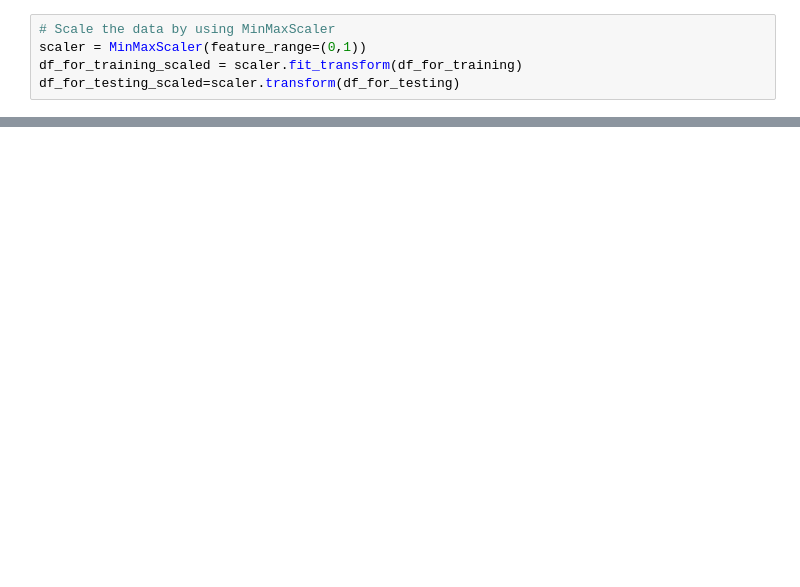
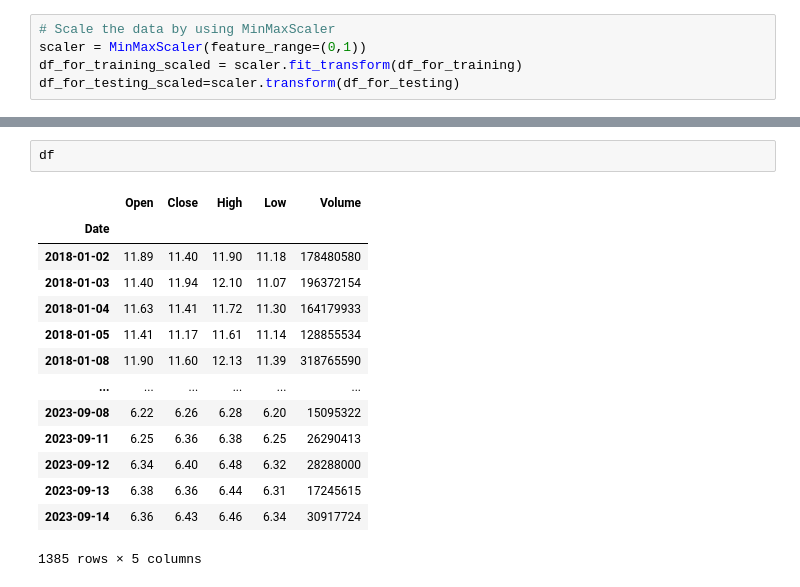
Before and after one commit to chenxin199261/FinancialLearn, a Jupyter notebook: LSTM/LSTM-keras.ipynb, the cells around one changed output, grey strips where cells are left out. Drawn from its saved outputs; the diff is of its cells as text; blank space fills up the shorter version.

```diff
--- a/LSTM/LSTM-keras.ipynb
+++ b/LSTM/LSTM-keras.ipynb
@@ -153,0 +134,17 @@ plt.show()
+# %%
+df
+# %% [output]
+|  | Open | Close | High | Low | Volume |
+| Date |  |  |  |  |  |
+| 2018-01-02 | 11.89 | 11.40 | 11.90 | 11.18 | 178480580 |
+| 2018-01-03 | 11.40 | 11.94 | 12.10 | 11.07 | 196372154 |
+| 2018-01-04 | 11.63 | 11.41 | 11.72 | 11.30 | 164179933 |
+| 2018-01-05 | 11.41 | 11.17 | 11.61 | 11.14 | 128855534 |
+| 2018-01-08 | 11.90 | 11.60 | 12.13 | 11.39 | 318765590 |
+| ... | ... | ... | ... | ... | ... |
+| 2023-09-08 | 6.22 | 6.26 | 6.28 | 6.20 | 15095322 |
+| 2023-09-11 | 6.25 | 6.36 | 6.38 | 6.25 | 26290413 |
+| 2023-09-12 | 6.34 | 6.40 | 6.48 | 6.32 | 28288000 |
+| 2023-09-13 | 6.38 | 6.36 | 6.44 | 6.31 | 17245615 |
+| 2023-09-14 | 6.36 | 6.43 | 6.46 | 6.34 | 30917724 |
+1385 rows × 5 columns
```
Also changed, not shown: parts of 11 cells of this notebook, 2 other files.
